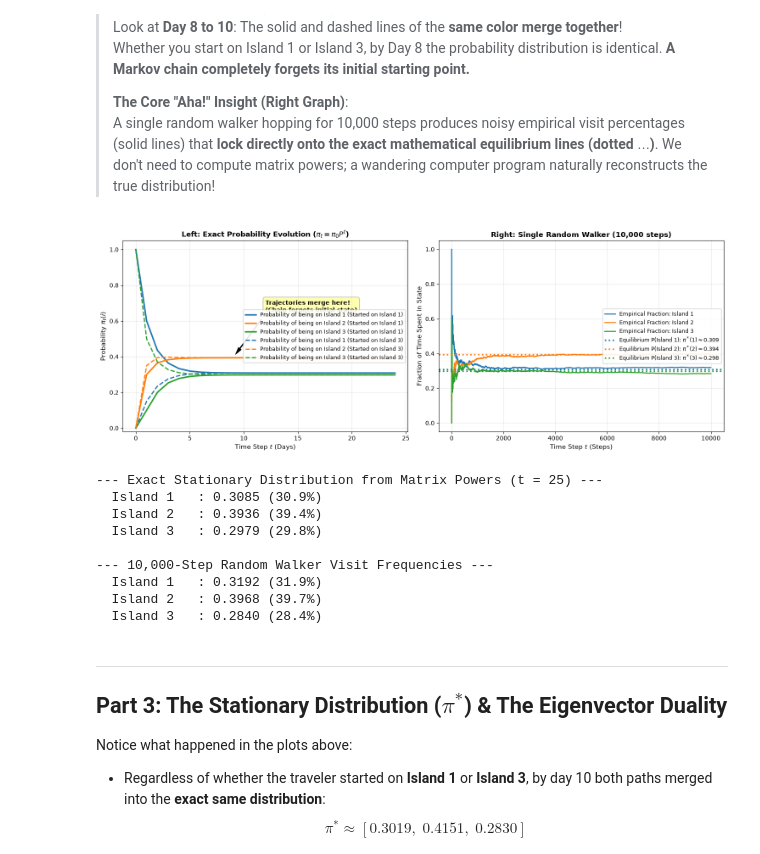
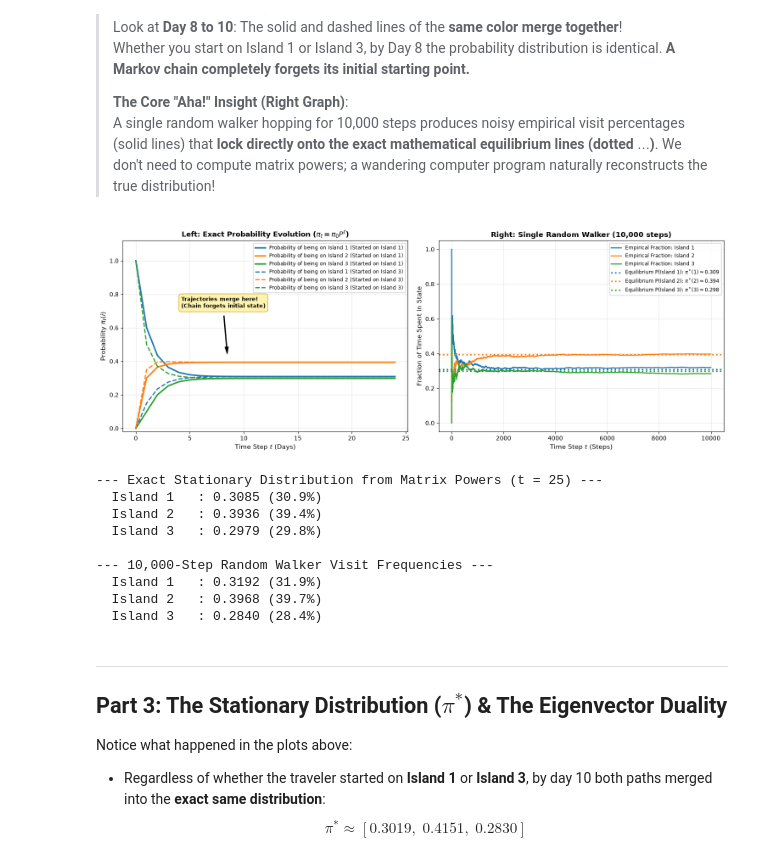
Before and after one commit to tarobins/bayesian-inference-intro, a Jupyter notebook: python/03b_markov_chains_and_detailed_balance.ipynb, the cells around one changed output. Cells and saved outputs as stored; diff of their text form; code cells hidden in the pictures.

Commit message:
Fix callout overlap with legend in Sheet 3b plot

```diff
--- a/python/03b_markov_chains_and_detailed_balance.ipynb
+++ b/python/03b_markov_chains_and_detailed_balance.ipynb
@@ -202,51 +202,51 @@ axes[0].plot(pi_B[:, 0], color='#1f77b4', lw=2.0, linestyle='--', label='Probabi
 axes[0].plot(pi_B[:, 1], color='#ff7f0e', lw=2.0, linestyle='--', label='Probability of being on Island 2 (Started on Island 3)')
 axes[0].plot(pi_B[:, 2], color='#2ca02c', lw=2.0, linestyle='--', label='Probability of being on Island 3 (Started on Island 3)')
 
-# Visual annotation showing convergence
+# Visual annotation showing convergence placed in open space (t ~ 4-10, y ~ 0.65-0.85)
 axes[0].annotate('Trajectories merge here!\n(Chain forgets initial state)',
-                 xy=(9, pi_A[9, 1]), xytext=(12, 0.65),
+                 xy=(8.5, 0.42), xytext=(4.2, 0.72),
                  arrowprops=dict(facecolor='black', shrink=0.08, width=1.2, headwidth=6),
-                 fontsize=10, fontweight='bold',
-                 bbox=dict(boxstyle='round,pad=0.4', facecolor='yellow', alpha=0.3))
+                 fontsize=9.5, fontweight='bold',
+                 bbox=dict(boxstyle='round,pad=0.4', facecolor='#fff2a8', edgecolor='#d4a017', alpha=0.9))
 
 axes[0].set_title(r"Left: Exact Probability Evolution ($\pi_t = \pi_0 P^t$)", fontsize=12, fontweight='bold')
 axes[0].set_xlabel("Time Step $t$ (Days)", fontsize=11)
 axes[0].set_ylabel(r"Probability $\pi_t(i)$", fontsize=11)
-axes[0].set_ylim(-0.02, 1.05)
+axes[0].set_ylim(-0.02, 1.12)
 axes[0].grid(True, alpha=0.3)
-axes[0].legend(fontsize=9, loc='center right', framealpha=0.9)
+axes[0].legend(fontsize=8.5, loc='upper right', framealpha=0.95)
 
 # Subplot 2: Single Stochastic Walker Cumulative Visit Frequencies
 cum_freq_1 = np.cumsum(walk == 0) / np.arange(1, len(walk) + 1)
 cum_freq_2 = np.cumsum(walk == 1) / np.arange(1, len(walk) + 1)
 cum_freq_3 = np.cumsum(walk == 2) / np.arange(1, len(walk) + 1)
 
 axes[1].plot(cum_freq_1, color='#1f77b4', lw=1.8, label='Empirical Fraction: Island 1')
 axes[1].plot(cum_freq_2, color='#ff7f0e', lw=1.8, label='Empirical Fraction: Island 2')
 axes[1].plot(cum_freq_3, color='#2ca02c', lw=1.8, label='Empirical Fraction: Island 3')
 
 axes[1].axhline(pi_A[-1, 0], color='#1f77b4', linestyle=':', lw=2.5, label=r'Equilibrium P(Island 1): $\pi^*(1) \approx {:.3f}$'.format(pi_A[-1,0]))
 axes[1].axhline(pi_A[-1, 1], color='#ff7f0e', linestyle=':', lw=2.5, label=r'Equilibrium P(Island 2): $\pi^*(2) \approx {:.3f}$'.format(pi_A[-1,1]))
 axes[1].axhline(pi_A[-1, 2], color='#2ca02c', linestyle=':', lw=2.5, label=r'Equilibrium P(Island 3): $\pi^*(3) \approx {:.3f}$'.format(pi_A[-1,2]))
 
 axes[1].set_title("Right: Single Random Walker (10,000 steps)", fontsize=12, fontweight='bold')
 axes[1].set_xlabel("Time Step $t$ (Steps)", fontsize=11)
 axes[1].set_ylabel("Fraction of Time Spent in State", fontsize=11)
 axes[1].grid(True, alpha=0.3)
-axes[1].legend(fontsize=9, loc='center right', framealpha=0.9)
+axes[1].legend(fontsize=8.5, loc='upper right', framealpha=0.95)
 
 plt.tight_layout()
 plt.show()
 
 print("--- Exact Stationary Distribution from Matrix Powers (t = 25) ---")
 for i, name in enumerate(states):
     print(f"  {name:10s} : {pi_A[-1, i]:.4f} ({pi_A[-1, i]*100:.1f}%)")
 
 print("\n--- 10,000-Step Random Walker Visit Frequencies ---")
 for i, name in enumerate(states):
     print(f"  {name:10s} : {empirical_freqs[i]:.4f} ({empirical_freqs[i]*100:.1f}%)")
 # %% [output]
-[figure, old version]
+[figure, new version]
 --- Exact Stationary Distribution from Matrix Powers (t = 25) ---
   Island 1   : 0.3085 (30.9%)
   Island 2   : 0.3936 (39.4%)
```
